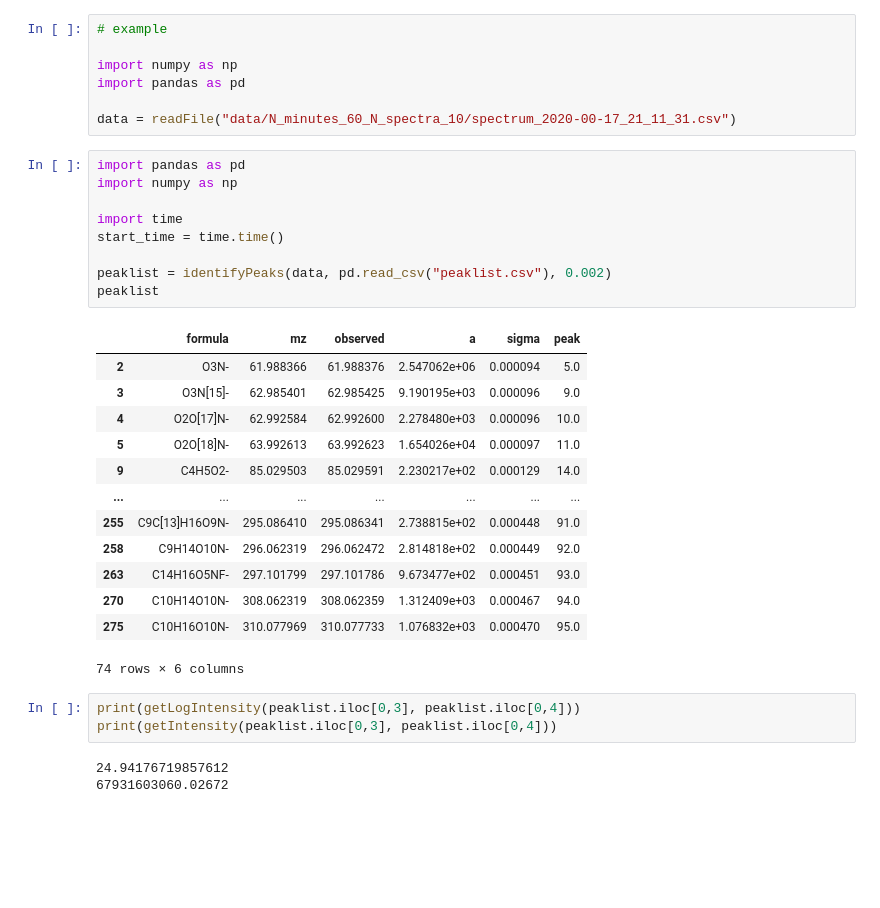
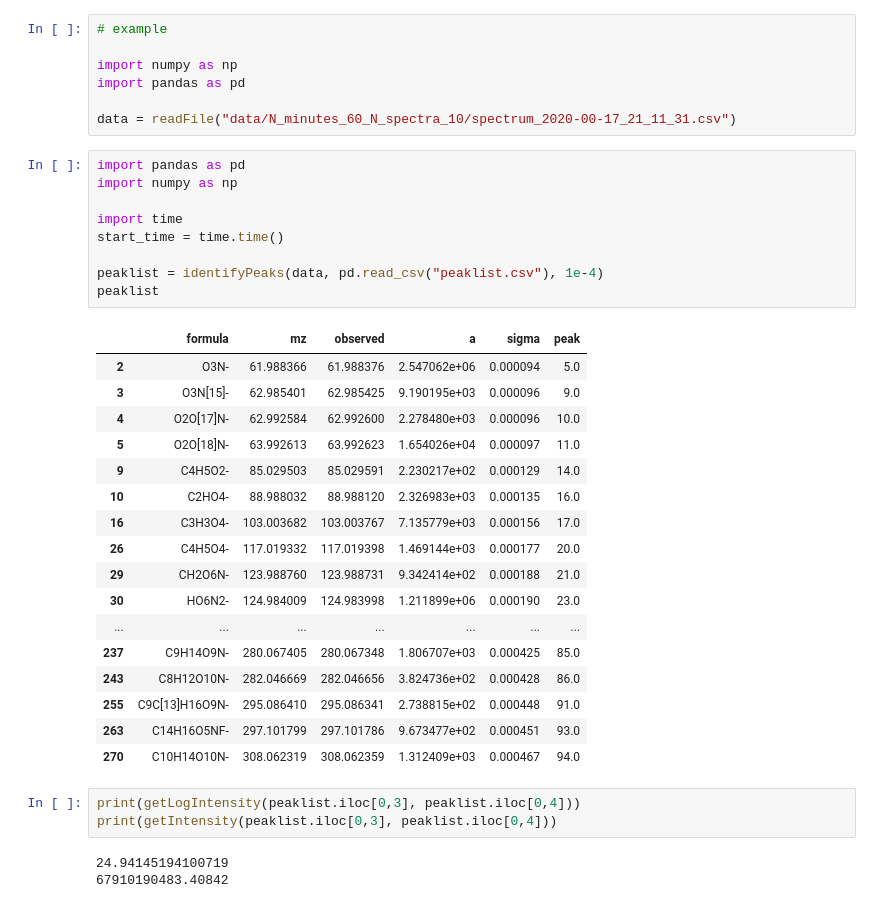
Before and after one commit to jokinen77/DataScienceProject1-Orbitrap, a Jupyter notebook: DataProcessing.ipynb, the cells around one changed output. Cells and saved outputs as stored; diff of their text form; blank space fills up the shorter version.

```diff
--- a/DataProcessing.ipynb
+++ b/DataProcessing.ipynb
@@ -179,32 +204,36 @@ data = readFile("data/N_minutes_60_N_spectra_10/spectrum_2020-00-17_21_11_31.csv
 # %%
 import pandas as pd
 import numpy as np
 
 import time
 start_time = time.time()
 
-peaklist = identifyPeaks(data, pd.read_csv("peaklist.csv"), 0.002)
+peaklist = identifyPeaks(data, pd.read_csv("peaklist.csv"), 1e-4)
 peaklist
 # %% [output]
 |  | formula | mz | observed | a | sigma | peak |
 | 2 | O3N- | 61.988366 | 61.988376 | 2.547062e+06 | 0.000094 | 5.0 |
 | 3 | O3N[15]- | 62.985401 | 62.985425 | 9.190195e+03 | 0.000096 | 9.0 |
 | 4 | O2O[17]N- | 62.992584 | 62.992600 | 2.278480e+03 | 0.000096 | 10.0 |
 | 5 | O2O[18]N- | 63.992613 | 63.992623 | 1.654026e+04 | 0.000097 | 11.0 |
 | 9 | C4H5O2- | 85.029503 | 85.029591 | 2.230217e+02 | 0.000129 | 14.0 |
+| 10 | C2HO4- | 88.988032 | 88.988120 | 2.326983e+03 | 0.000135 | 16.0 |
+| 16 | C3H3O4- | 103.003682 | 103.003767 | 7.135779e+03 | 0.000156 | 17.0 |
+| 26 | C4H5O4- | 117.019332 | 117.019398 | 1.469144e+03 | 0.000177 | 20.0 |
+| 29 | CH2O6N- | 123.988760 | 123.988731 | 9.342414e+02 | 0.000188 | 21.0 |
+| 30 | HO6N2- | 124.984009 | 124.983998 | 1.211899e+06 | 0.000190 | 23.0 |
 | ... | ... | ... | ... | ... | ... | ... |
+| 237 | C9H14O9N- | 280.067405 | 280.067348 | 1.806707e+03 | 0.000425 | 85.0 |
+| 243 | C8H12O10N- | 282.046669 | 282.046656 | 3.824736e+02 | 0.000428 | 86.0 |
 | 255 | C9C[13]H16O9N- | 295.086410 | 295.086341 | 2.738815e+02 | 0.000448 | 91.0 |
-| 258 | C9H14O10N- | 296.062319 | 296.062472 | 2.814818e+02 | 0.000449 | 92.0 |
 | 263 | C14H16O5NF- | 297.101799 | 297.101786 | 9.673477e+02 | 0.000451 | 93.0 |
 | 270 | C10H14O10N- | 308.062319 | 308.062359 | 1.312409e+03 | 0.000467 | 94.0 |
-| 275 | C10H16O10N- | 310.077969 | 310.077733 | 1.076832e+03 | 0.000470 | 95.0 |
-74 rows × 6 columns
 # %%
 print(getLogIntensity(peaklist.iloc[0,3], peaklist.iloc[0,4]))
 print(getIntensity(peaklist.iloc[0,3], peaklist.iloc[0,4]))
 # %% [output]
-24.94176719857612
-67931603060.02672
+24.94145194100719
+67910190483.40842
 # %%
 ind = findPeakIndices(data)
 i = 88
```
Also changed, not shown: parts of 4 cells of this notebook.
